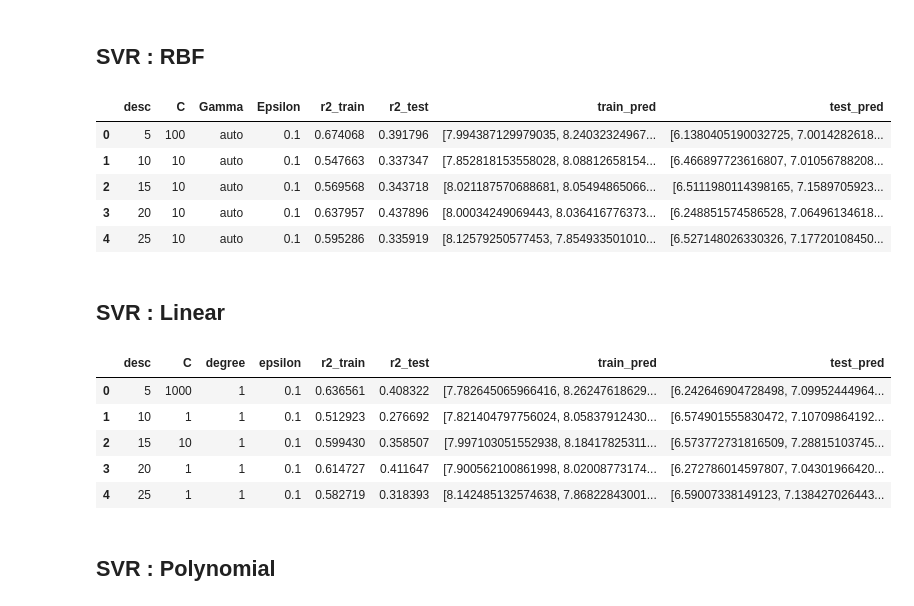
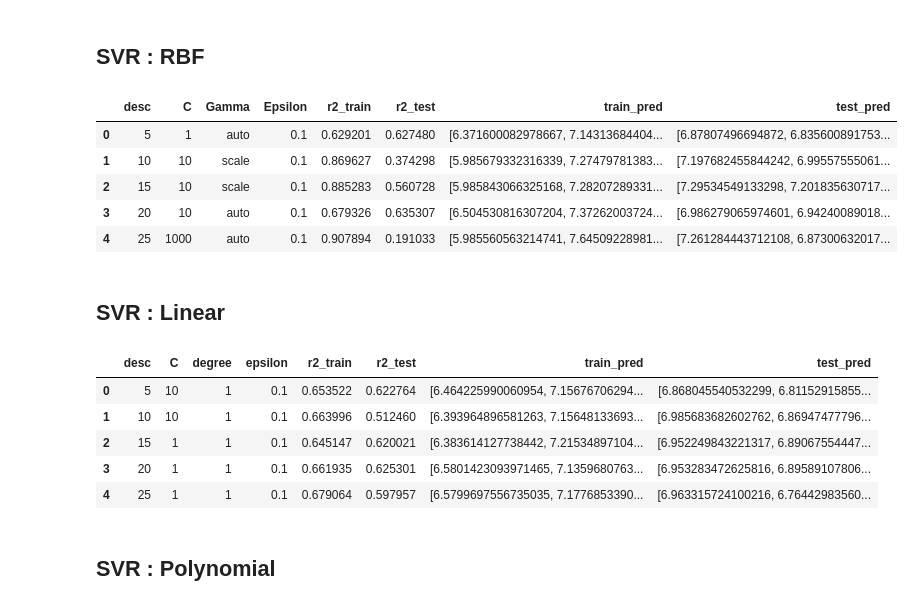
Before and after one commit to mfrizqi/FINAL_TA, a Jupyter notebook: all_united.ipynb, the cells around one changed output. Saved outputs shown, nothing was run; the diff lists cells and outputs as text; code cells hidden in the pictures.

```diff
--- a/all_united.ipynb
+++ b/all_united.ipynb
@@ -207,8 +211,8 @@ for k in tqdm(range(5)):
 
     bestSAGrowth = df_SA_sort.iloc[0,2]
 
-    df_SA.to_pickle("./p/raw_0005_%02d.pkl"%k)
-    joblib.dump(bestDescriptor, f"./p/best_0005_{k}.pkl")
+    df_SA.to_pickle("./p/0005/raw_0005_%02d.pkl"%k)
+    joblib.dump(bestDescriptor, f"./p/0005/best_0005_{k}.pkl")
 # %% [markdown]
 # Model Development : SVR
 # %% [markdown]
@@ -216,8 +220,8 @@ for k in tqdm(range(5)):
 # %%
 # Load train and test data
 # IMPORTANT! LOOK AT THE LOADED FILES
-train = joblib.load('./p/train_0003.pkl', 'rb')
-test = joblib.load('./p/test_0003.pkl', 'rb')
+train = joblib.load('./p/0005/train_0005.pkl', 'rb')
+test = joblib.load('./p/0005/test_0005.pkl', 'rb')
 
 # Create params for kernels
 param_rbf={
@@ -241,11 +245,11 @@ param_poly={
 # Create list of descriptors set
 # IMPORTANT! MUST BE SAME AS LOADED TRAIN & TEST
 bd_list = []
-bd_5 = joblib.load('./p/best_0003_0.pkl')
-bd_10 = joblib.load('./p/best_0003_1.pkl')
-bd_15 = joblib.load('./p/best_0003_2.pkl')
-bd_20 = joblib.load('./p/best_0003_3.pkl')
-bd_25 = joblib.load('./p/best_0003_4.pkl')
+bd_5 = joblib.load('./p/0005/best_0005_0.pkl')
+bd_10 = joblib.load('./p/0005/best_0005_1.pkl')
+bd_15 = joblib.load('./p/0005/best_0005_2.pkl')
+bd_20 = joblib.load('./p/0005/best_0005_3.pkl')
+bd_25 = joblib.load('./p/0005/best_0005_4.pkl')
 bd_list.extend([bd_5,bd_10,bd_15,bd_20,bd_25])
 # %% [markdown]
 ## SVR : RBF
@@ -253,13 +257,10 @@ bd_list.extend([bd_5,bd_10,bd_15,bd_20,bd_25])
 r2_rbf = pd.DataFrame(columns=['desc','C','Gamma','Epsilon','r2_train','r2_test','train_pred','test_pred'])
 
 for i in tqdm(range(len(bd_list))):
-    # Assign labels to train and test
-    dfTrain = train.loc[:,bd_list[i]]
-    dfTest = test.loc[:,bd_list[i]]
 
     # Preparation data x & y
-    x_train = dfTrain.iloc[:,:]
-    x_test = dfTest.iloc[:,:]
+    x_train = train.loc[:,bd_list[i]]
+    x_test = test.loc[:,bd_list[i]]
     y_train = train.iloc[:, [-1]]
     y_test = test.iloc[:,[-1]]
 
@@ -294,15 +295,15 @@ for i in tqdm(range(len(bd_list))):
 
     r2_rbf = r2_rbf.append(pd.Series([len(bd_list[i]),param_c, param_gamma, param_epsilon, r2_train, r2_test, y_train_pred, y_test_pred], index=r2_rbf.columns ), ignore_index=True)
 # %%
-joblib.dump(r2_rbf, './p/r2_rbf_0003.pkl')
+# joblib.dump(r2_rbf, './p/0003/r2_rbf_0003.pkl')
 r2_rbf
 # %% [output]
 |  | desc | C | Gamma | Epsilon | r2_train | r2_test | train_pred | test_pred |
-| 0 | 5 | 100 | auto | 0.1 | 0.674068 | 0.391796 | [7.994387129979035, 8.24032324967... | [6.1380405190032725, 7.0014282618... |
-| 1 | 10 | 10 | auto | 0.1 | 0.547663 | 0.337347 | [7.852818153558028, 8.08812658154... | [6.466897723616807, 7.01056788208... |
-| 2 | 15 | 10 | auto | 0.1 | 0.569568 | 0.343718 | [8.021187570688681, 8.05494865066... | [6.5111980114398165, 7.1589705923... |
-| 3 | 20 | 10 | auto | 0.1 | 0.637957 | 0.437896 | [8.00034249069443, 8.036416776373... | [6.248851574586528, 7.06496134618... |
-| 4 | 25 | 10 | auto | 0.1 | 0.595286 | 0.335919 | [8.12579250577453, 7.854933501010... | [6.527148026330326, 7.17720108450... |
+| 0 | 5 | 1 | auto | 0.1 | 0.629201 | 0.627480 | [6.371600082978667, 7.14313684404... | [6.87807496694872, 6.835600891753... |
+| 1 | 10 | 10 | scale | 0.1 | 0.869627 | 0.374298 | [5.985679332316339, 7.27479781383... | [7.197682455844242, 6.99557555061... |
+| 2 | 15 | 10 | scale | 0.1 | 0.885283 | 0.560728 | [5.985843066325168, 7.28207289331... | [7.29534549133298, 7.201835630717... |
+| 3 | 20 | 10 | auto | 0.1 | 0.679326 | 0.635307 | [6.504530816307204, 7.37262003724... | [6.986279065974601, 6.94240089018... |
+| 4 | 25 | 1000 | auto | 0.1 | 0.907894 | 0.191033 | [5.985560563214741, 7.64509228981... | [7.261284443712108, 6.87300632017... |
 # %% [markdown]
 ## SVR : Linear
 # %%
@@ -350,15 +348,15 @@ for i in tqdm(range(len(bd_list))):
 
     r2_linear = r2_linear.append(pd.Series([len(bd_list[i]),param_c, param_degree, param_epsilon, r2_train, r2_test, y_train_pred, y_test_pred], index=r2_linear.columns ), ignore_index=True)
 # %%
-joblib.dump(r2_linear, './p/r2_linear_0003.pkl')
+# joblib.dump(r2_linear, './p/r2_linear_0003.pkl')
 r2_linear
 # %% [output]
 |  | desc | C | degree | epsilon | r2_train | r2_test | train_pred | test_pred |
-| 0 | 5 | 1000 | 1 | 0.1 | 0.636561 | 0.408322 | [7.782645065966416, 8.26247618629... | [6.242646904728498, 7.09952444964... |
-| 1 | 10 | 1 | 1 | 0.1 | 0.512923 | 0.276692 | [7.821404797756024, 8.05837912430... | [6.574901555830472, 7.10709864192... |
-| 2 | 15 | 10 | 1 | 0.1 | 0.599430 | 0.358507 | [7.997103051552938, 8.18417825311... | [6.573772731816509, 7.28815103745... |
-| 3 | 20 | 1 | 1 | 0.1 | 0.614727 | 0.411647 | [7.900562100861998, 8.02008773174... | [6.272786014597807, 7.04301966420... |
-| 4 | 25 | 1 | 1 | 0.1 | 0.582719 | 0.318393 | [8.142485132574638, 7.86822843001... | [6.59007338149123, 7.138427026443... |
+| 0 | 5 | 10 | 1 | 0.1 | 0.653522 | 0.622764 | [6.464225990060954, 7.15676706294... | [6.868045540532299, 6.81152915855... |
+| 1 | 10 | 10 | 1 | 0.1 | 0.663996 | 0.512460 | [6.393964896581263, 7.15648133693... | [6.985683682602762, 6.86947477796... |
+| 2 | 15 | 1 | 1 | 0.1 | 0.645147 | 0.620021 | [6.383614127738442, 7.21534897104... | [6.952249843221317, 6.89067554447... |
+| 3 | 20 | 1 | 1 | 0.1 | 0.661935 | 0.625301 | [6.5801423093971465, 7.1359680763... | [6.953283472625816, 6.89589107806... |
+| 4 | 25 | 1 | 1 | 0.1 | 0.679064 | 0.597957 | [6.5799697556735035, 7.1776853390... | [6.963315724100216, 6.76442983560... |
 # %% [markdown]
 ## SVR : Polynomial
 # %%
```
Also changed, not shown: parts of 8 cells of this notebook, 39 other files.
